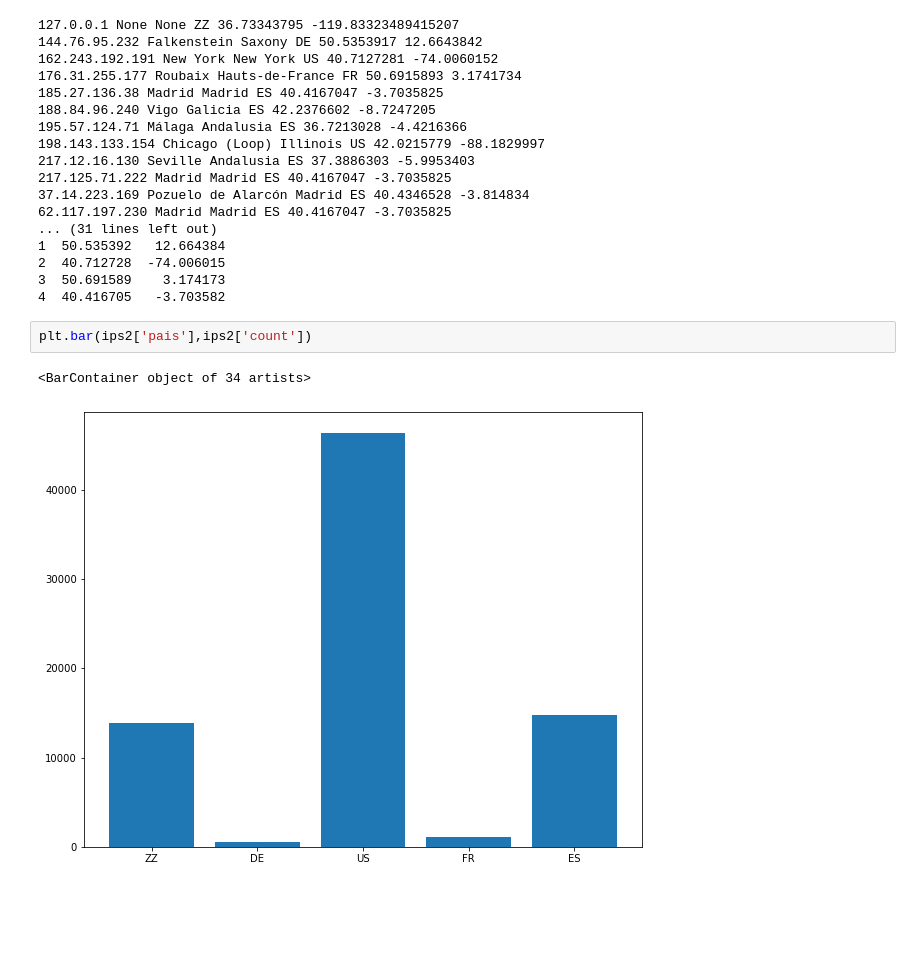
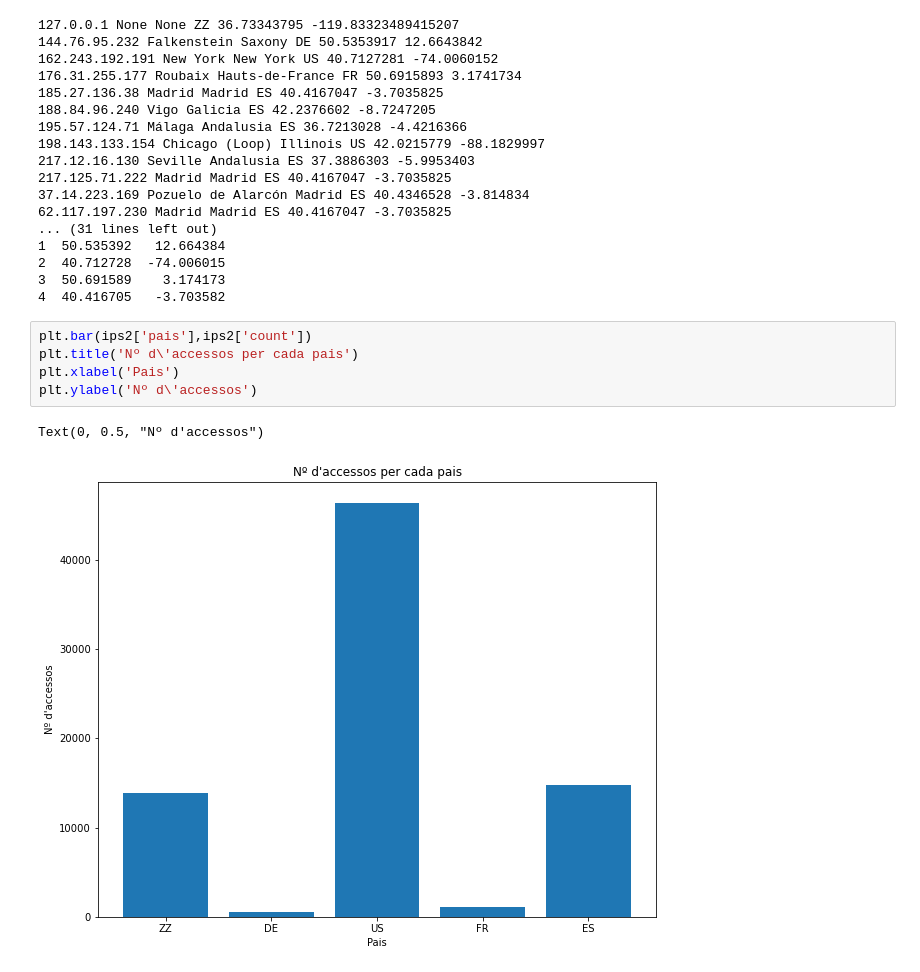
Before and after one commit to eric6537/Registre-de-logs, a Jupyter notebook: Ex 1.ipynb, the cells around one changed output. Cells and saved outputs as stored; diff of their text form; blank space fills up the shorter version.

```diff
--- a/Ex 1.ipynb
+++ b/Ex 1.ipynb
@@ -202,11 +202,14 @@ print(ips2.head())
 2  40.712728  -74.006015
 3  50.691589    3.174173
 4  40.416705   -3.703582
-# %%
-plt.bar(ips2['pais'],ips2['count'])
-# %% [output]
-<BarContainer object of 34 artists>
-[figure, removed]
+# %%
+plt.bar(ips2['pais'],ips2['count'])
+plt.title('Nº d\'accessos per cada pais')
+plt.xlabel('Pais')
+plt.ylabel('Nº d\'accessos')
+# %% [output]
+Text(0, 0.5, "Nº d'accessos")
+[figure, added]
 # %%
 ciutats=ips2.groupby('ciutat')['count'].sum().reset_index()
 plt.bar(ciutats['ciutat'],ciutats['count'])
```
Also changed, not shown: parts of 1 cell of this notebook.
